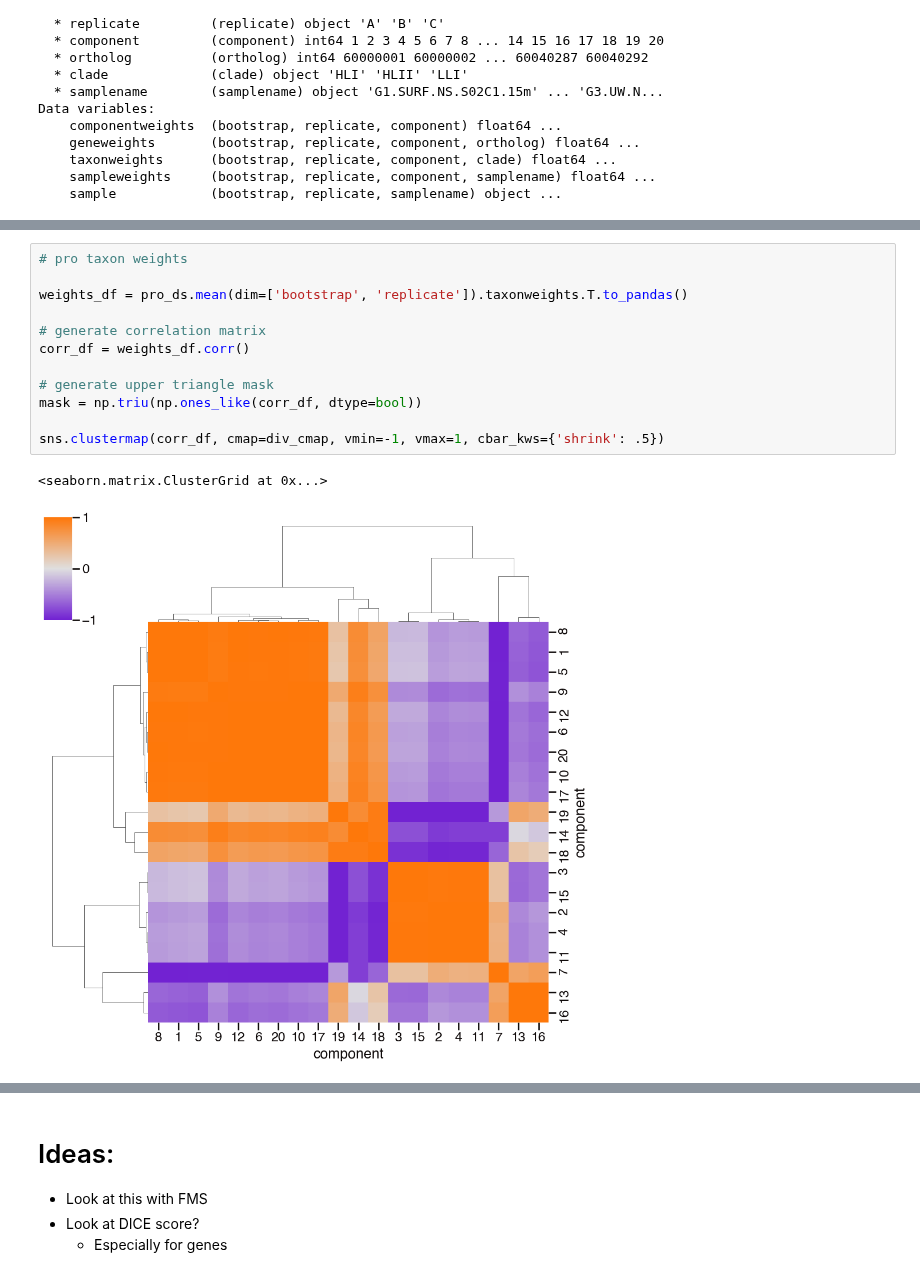
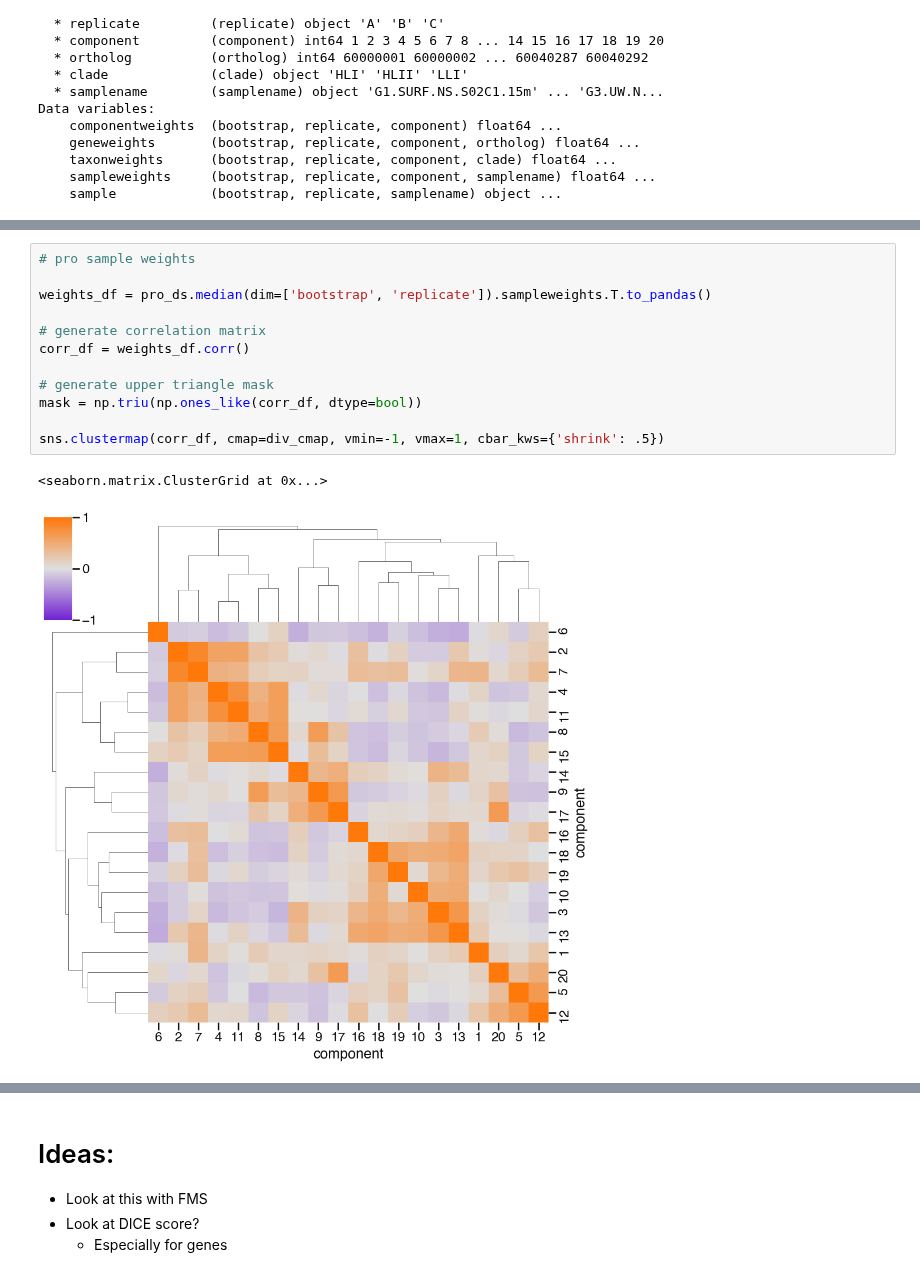
Before and after one commit to blasks/barnacle-manuscript, a Jupyter notebook: figures/6-clusters/cluster-correlation.ipynb, the cells around one changed output, grey strips where cells are left out. Cells and saved outputs as stored; diff of their text form.

```diff
--- a/figures/6-clusters/cluster-correlation.ipynb
+++ b/figures/6-clusters/cluster-correlation.ipynb
@@ -175,15 +198,15 @@ sns.clustermap(
 # %%
-# pro taxon weights
+# pro sample weights
 
-weights_df = pro_ds.mean(dim=['bootstrap', 'replicate']).taxonweights.T.to_pandas()
+weights_df = pro_ds.median(dim=['bootstrap', 'replicate']).sampleweights.T.to_pandas()
 
 # generate correlation matrix
 corr_df = weights_df.corr()
 
 # generate upper triangle mask
 mask = np.triu(np.ones_like(corr_df, dtype=bool))
 
 sns.clustermap(corr_df, cmap=div_cmap, vmin=-1, vmax=1, cbar_kws={'shrink': .5})
 # %% [output]
 <seaborn.matrix.ClusterGrid at 0x...>
-[figure, old version]
+[figure, new version]
```
Also changed, not shown: parts of 23 cells of this notebook, 2 other files.
